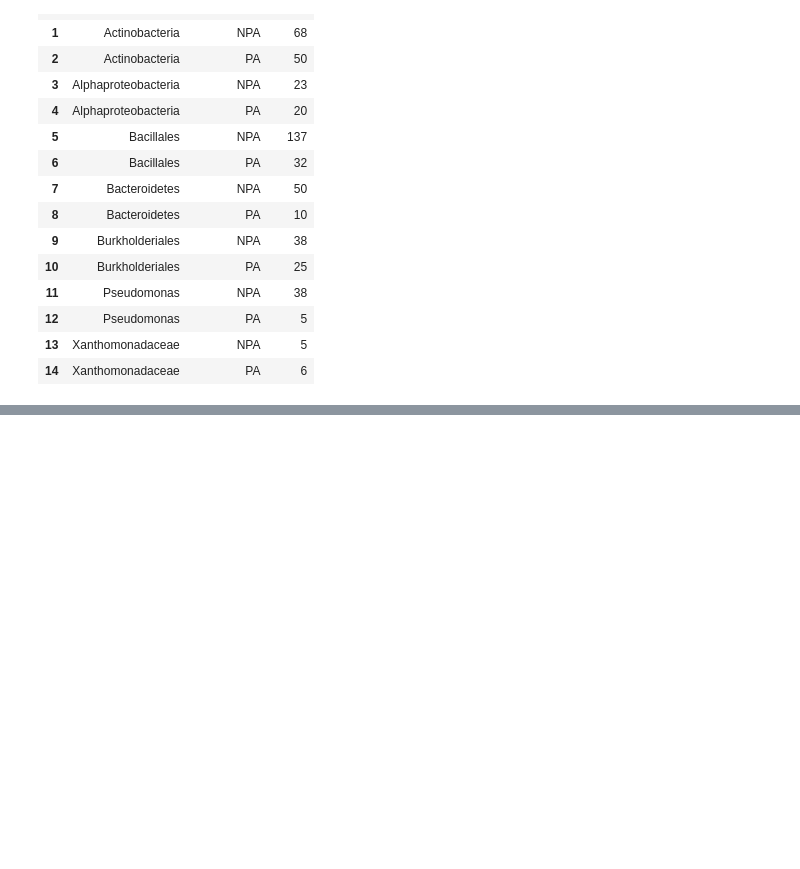
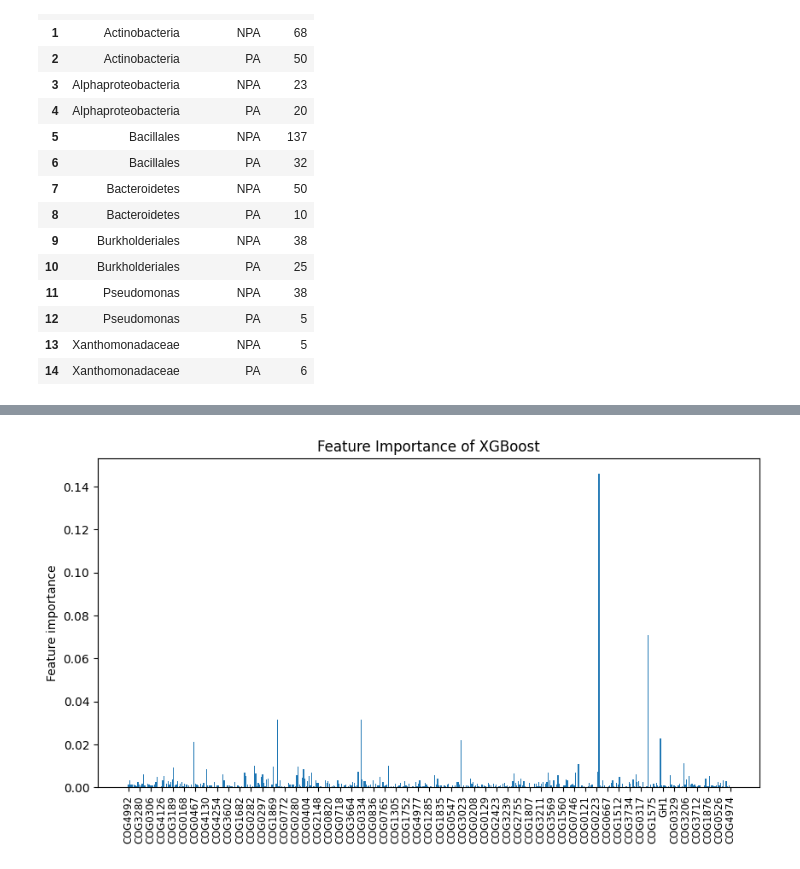
Before and after one commit to ajlukasiewicz/Team_9_MacLearn, a Jupyter notebook: Prediction_of_plant_associated_bacteria.ipynb, the cells around one changed output, grey strips where cells are left out. Cells and saved outputs as stored; diff of their text form; code cells hidden in the pictures; blank space fills up the shorter version.

```diff
--- a/Prediction_of_plant_associated_bacteria.ipynb
+++ b/Prediction_of_plant_associated_bacteria.ipynb
@@ -640,0 +700,17 @@ counts
+# %%
+# SC and ML
+
+plt.rcParams['figure.figsize'] = [10, 5]
+importance = XGB.feature_importances_
+
+x_tick_labels = union_features[0::8]
+x_tick_label_idx = np.linspace(0,len(union_features),len(x_tick_labels))
+
+fig, ax = plt.subplots(1)
+ax.bar([x for x in range(len(importance))], importance)
+plt.xticks(x_tick_label_idx, x_tick_labels, size='small', rotation = 90)
+ax.set_ylabel('Feature importance')
+ax.set_title('Feature Importance of XGBoost')
+plt.show()
+# %% [output]
+[figure, added]
```
Also changed, not shown: parts of 6 cells of this notebook.
